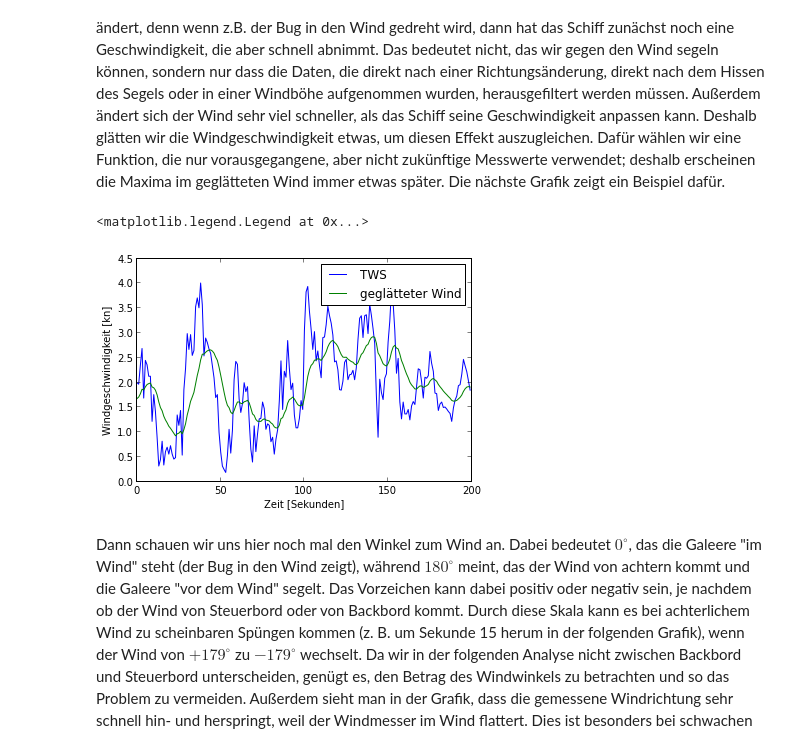
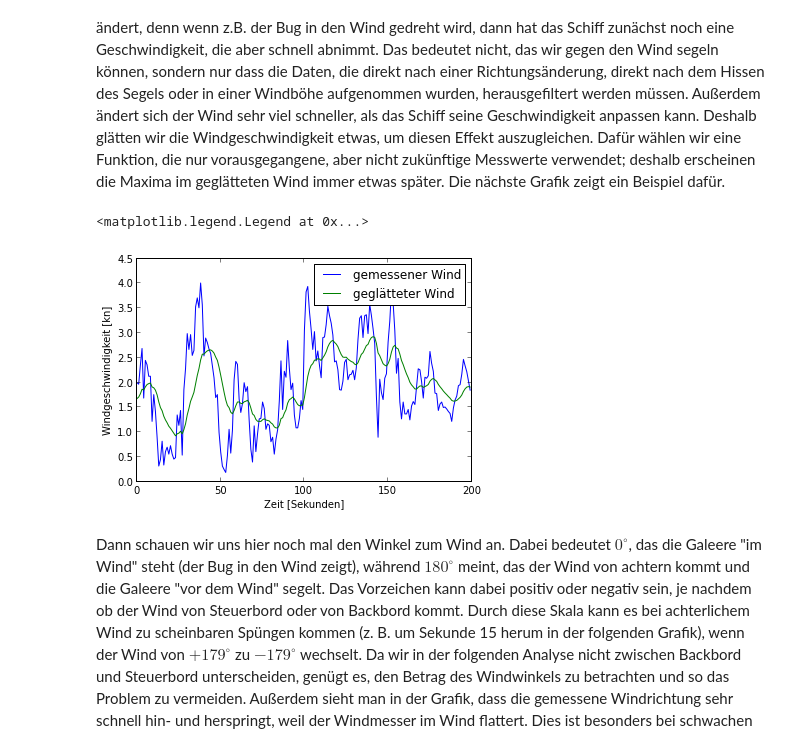
Before and after one commit to Roemerschiff/NX2, a Jupyter notebook: analysis/Polarplots.ipynb, the cells around one changed output. Cells and saved outputs as stored; diff of their text form; code cells hidden in the pictures.

```diff
--- a/Polarplots.ipynb
+++ b/analysis/Polarplots.ipynb
@@ -103,13 +106,13 @@ Wenn man die Grafiken für die Daten aus jedem einzelnen Jahr anschaut, dann sie
 Bevor wir die Daten zu Polardiagrammen zusammenstellen, müssen wir sie filtern, denn nicht jeder Datenpunkt kann dafür genutzt werden. In diesem Abschnitt untersuchen wir, welche Filter sinnvoll sind. Die verschiedenen Filter, die wir auf die Daten anwenden, sollen verschiedene Effekte berücksichtigen: Zuerst beschränken wir uns auf die Messpunkte, die beim Segeln aufgenommen wurden ohne Hilfe der Ruderer. Dann verlangen wir, dass die Geschwindikgeit sich nur langsam ändert, denn wenn z.B. der Bug in den Wind gedreht wird, dann hat das Schiff zunächst noch eine Geschwindigkeit, die aber schnell abnimmt. Das bedeutet nicht, das wir gegen den Wind segeln können, sondern nur dass die Daten, die direkt nach einer Richtungsänderung, direkt nach dem Hissen des Segels oder in einer Windböhe aufgenommen wurden, herausgefiltert werden müssen. Außerdem ändert sich der Wind sehr viel schneller, als das Schiff seine Geschwindigkeit anpassen kann. Deshalb glätten wir die Windgeschwindigkeit etwas, um diesen Effekt auszugleichen. Dafür wählen wir eine Funktion, die nur vorausgegangene, aber nicht zukünftige Messwerte verwendet; deshalb erscheinen die Maxima im geglätteten Wind immer etwas später. Die nächste Grafik zeigt ein Beispiel dafür.
 # %%
 plt.plot(d11['TWS'][3600:3800], label = 'gemessener Wind')
-plt.plot(smooth_expdec(d11['TWS'], 10)[3600:3800], label = u'geglätteter Wind')
+plt.plot(NX2.math.smooth_expdec(d11['TWS'], 10)[3600:3800], label = u'geglätteter Wind')
 plt.xlabel('Zeit [Sekunden]')
 plt.ylabel('Windgeschwindigkeit [kn]')
 plt.legend()
 # %% [output]
 <matplotlib.legend.Legend at 0x...>
-[figure, old version]
+[figure, new version]
 # %% [markdown]
 Dann schauen wir uns hier noch mal den Winkel zum Wind an. Dabei bedeutet $0^{\circ}$, das die Galeere "im Wind" steht (der Bug in den Wind zeigt), während $180^{\circ}$ meint, das der Wind von achtern kommt und die Galeere "vor dem Wind" segelt. Das Vorzeichen kann dabei positiv oder negativ sein, je nachdem ob der Wind von Steuerbord oder von Backbord kommt.
 Durch diese Skala kann es bei achterlichem Wind zu scheinbaren Spüngen kommen (z. B. um Sekunde 15 herum in der folgenden Grafik), wenn der Wind von $+179^{\circ}$ zu $-179^{\circ}$ wechselt. Da wir in der folgenden Analyse nicht zwischen Backbord und Steuerbord unterscheiden, genügt es, den Betrag des Windwinkels zu betrachten und so das Problem zu vermeiden. Außerdem sieht man in der Grafik, dass die gemessene Windrichtung sehr schnell hin- und herspringt, weil der Windmesser im Wind flattert. Dies ist besonders bei schwachen Wind der Fall und bei Wind vom Bug, wenn das Segel den Windmesser abdeckt. Der Windmesser ist zwar mit einem "twin fin" System ausgestattet, dass ein Hin-und Herflattern vermeiden soll, aber die gemessene Windrichtung schwankt immer noch im Sekundenbereich. Wenn wir dies nicht berücksichtigen, dann werden bei der Konstruktion eines Polardiagrams viele Messwerte bei unpassenden Windwinkeln einsortiert.
```
Also changed, not shown: parts of 16 cells of this notebook, 12 other files.
